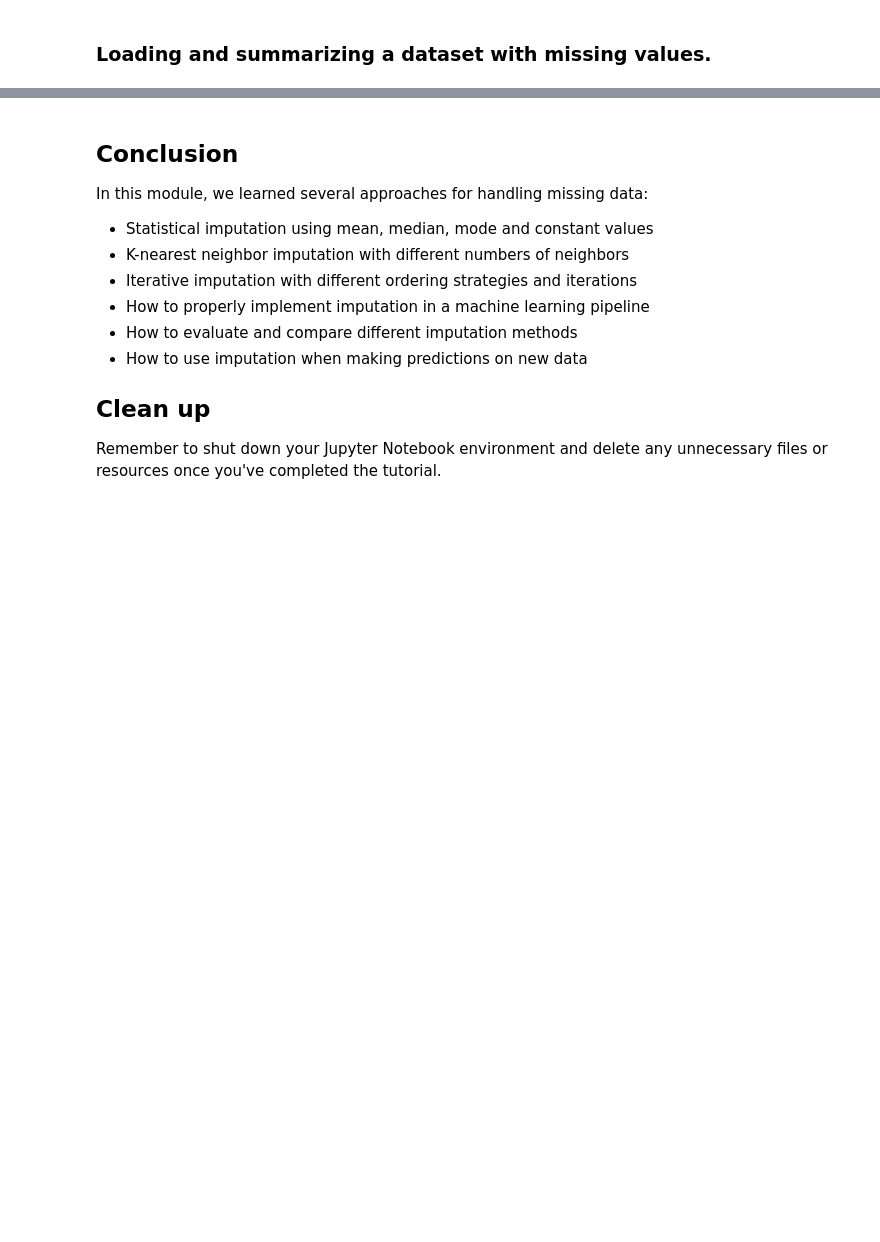
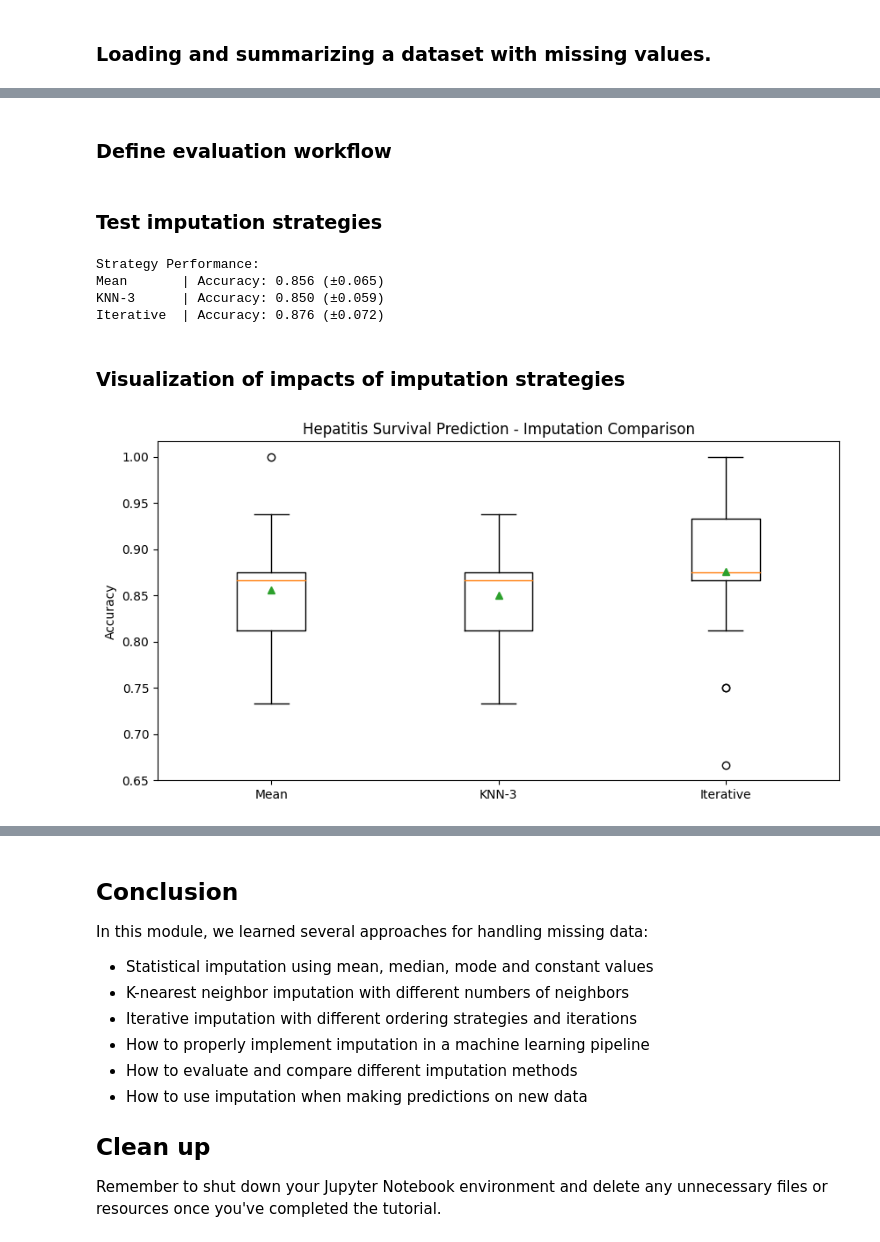
Before and after one commit to udel-cbcb/NIGMS-Sandbox-UD, a Jupyter notebook: Submodule_3/Tutorials/Submodule_3_Tutorial_4_Missing_Data_Imputation.ipynb, the cells around one changed output, grey strips where cells are left out. Drawn from its saved outputs; the diff is of its cells as text; code cells hidden in the pictures; blank space fills up the shorter version.

```diff
--- a/Submodule_3/Tutorials/Submodule_3_Tutorial_4_Missing_Data_Imputation.ipynb
+++ b/Submodule_3/Tutorials/Submodule_3_Tutorial_4_Missing_Data_Imputation.ipynb
@@ -736,0 +198,7 @@ the NaN value.
+# %%
+# Split data (class is first column)
+data = df.values
+X = data[:, 1:]  # Features (columns 1-19)
+y = data[:, 0]    # Target (column 0)
+# %% [markdown]
+### Define evaluation workflow
@@ -736,0 +218,46 @@ the NaN value.
+# %% [markdown]
+### Test imputation strategies
+# %%
+# Define a dictionary 'strategies' to hold different imputation methods.
+strategies = {
+    # Key 'Mean': Uses SimpleImputer to replace missing values with the mean of the column.
+    'Mean': SimpleImputer(strategy='mean'),
+    # Key 'KNN-3': Uses KNNImputer to impute missing values based on 3 nearest neighbors.
+    'KNN-3': KNNImputer(n_neighbors=3),
+    # Key 'Iterative': Uses IterativeImputer for more complex imputation, allowing up to 10 iterations.
+    'Iterative': IterativeImputer(max_iter=10)
+}
+
+# Print a header to indicate the start of strategy performance evaluation.
+print("\nStrategy Performance:")
+# Initialize an empty dictionary 'results' to store the performance scores for each strategy.
+results = {}
+# Loop through each imputation strategy defined in the 'strategies' dictionary.
+for name, imp in strategies.items():
+    # Call the function 'evaluate_imputation' (assumed to be defined elsewhere) to evaluate the current imputation strategy 'imp'.
+    scores = evaluate_imputation(imp)
+    # Store the returned scores in the 'results' dictionary with the strategy 'name' as the key.
+    results[name] = scores
+    # Print the name of the imputation strategy and its average accuracy and standard deviation (assuming 'scores' is a list of accuracy scores).
+    print(f"{name:10} | Accuracy: {mean(scores):.3f} (±{std(scores):.3f})")
+# %% [output]
+Strategy Performance:
+Mean       | Accuracy: 0.856 (±0.065)
+KNN-3      | Accuracy: 0.850 (±0.059)
+Iterative  | Accuracy: 0.876 (±0.072)
+# %% [markdown]
+### Visualization of impacts of imputation strategies
+# %%
+# Visualization
+# Create a new figure for plotting with a specified size of 10x5 inches.
+pyplot.figure(figsize=(10, 5))
+# Generate a boxplot using data from 'results.values()' and labels from 'results.keys()', also display the mean values in the boxplot.
+pyplot.boxplot(results.values(), labels=results.keys(), showmeans=True)
+# Set the title of the plot to 'Hepatitis Survival Prediction - Imputation Comparison'.
+pyplot.title('Hepatitis Survival Prediction - Imputation Comparison')
+# Set the label for the y-axis to 'Accuracy'.
+pyplot.ylabel('Accuracy')
+# Display the generated plot.
+pyplot.show()
+# %% [output]
+[figure, added]
```
Also changed, not shown: parts of 45 cells of this notebook, 1 other file.
